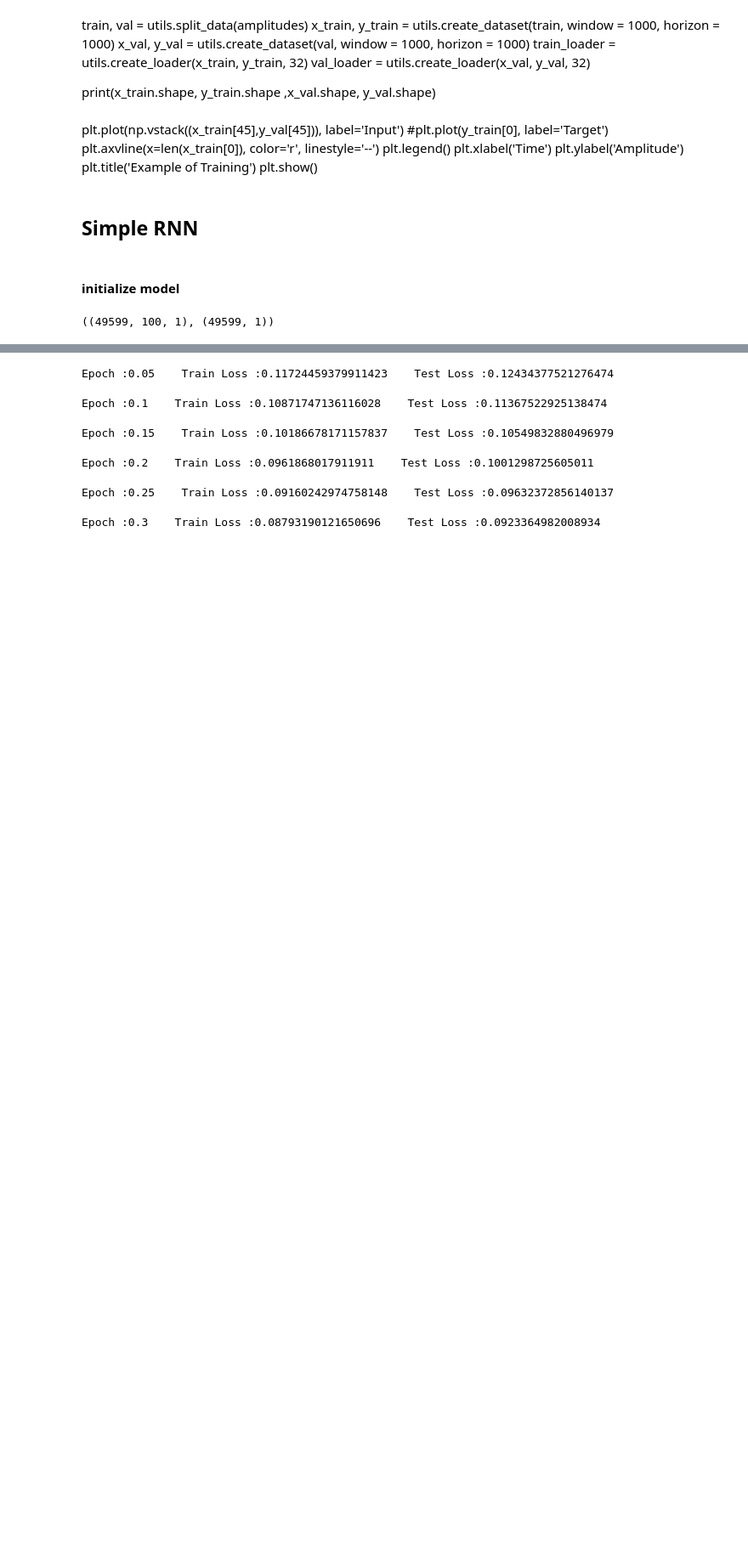
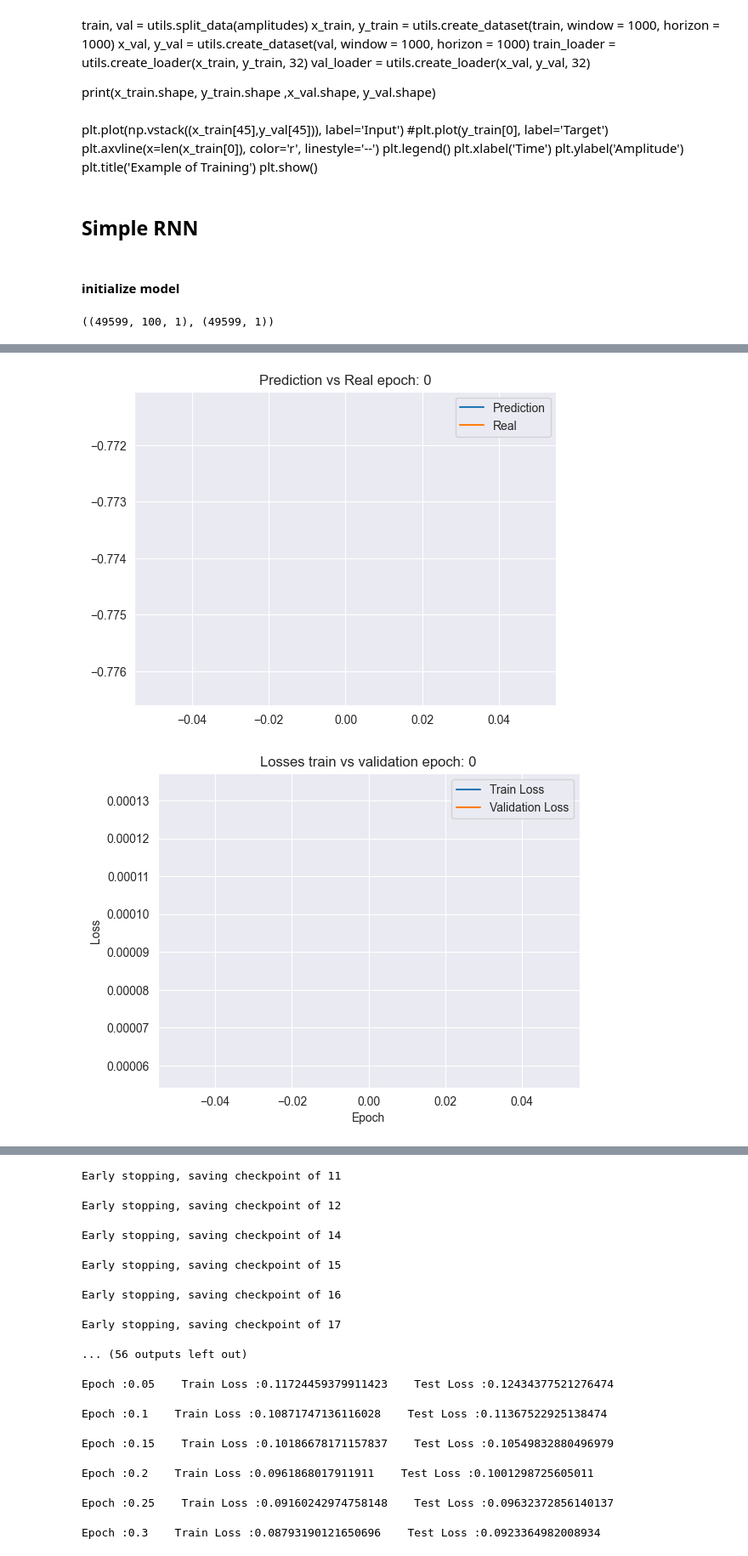
Before and after one commit to consuelorojas/Tesis, a Jupyter notebook: LSTM/SimpleRNN.ipynb, the cells around one changed output, grey strips where cells are left out. Shown at 85% size. Saved outputs shown, nothing was run; the diff lists cells and outputs as text; code cells hidden in the pictures; blank space fills up the shorter version.

Commit message:
rnn test

```diff
--- a/LSTM/SimpleRNN.ipynb
+++ b/LSTM/SimpleRNN.ipynb
@@ -171,6 +172,13 @@ y_test = torch.from_numpy(y_test.astype(np.float32))
 x.shape, y.shape
 # %% [output]
 ((49599, 100, 1), (49599, 1))
+# %%
+def create_loader(X, y, batch_size=32, shuffle=True):
+  loader = data_utils.DataLoader(data_utils.TensorDataset(X, y), shuffle = shuffle, batch_size = batch_size)
+  return loader
+# %%
+train_loader = create_loader(x_train, y_train)
+test_loader = create_loader(x_test, y_test)
 # %%
 #net
 
@@ -183,3 +191,13 @@ num_layers = 1
 model = Simple_RNN(in_size, hid_size, out_size, num_layers)
 optimizer = optim.Adam(model.parameters(), lr=0.01)
 criterion = nn.MSELoss()
+# %%
+#batch training
+model, train_lossavg, test_lossavg = utils.train_model(model,
+            optimizer,
+            criterion,
+            train_loader,
+            test_loader,
+            n_epochs = 100,
+            ncheckpoint =10)
+# %% [output]
@@ -185,0 +206,2 @@ criterion = nn.MSELoss()
+[figure, added]
+[figure, added]
@@ -185,0 +212,7 @@ criterion = nn.MSELoss()
+Early stopping, saving checkpoint of 11
+Early stopping, saving checkpoint of 12
+Early stopping, saving checkpoint of 14
+Early stopping, saving checkpoint of 15
+Early stopping, saving checkpoint of 16
+Early stopping, saving checkpoint of 17
+... (56 outputs left out)
```
Also changed, not shown: parts of 6 cells of this notebook, 15 other files.
